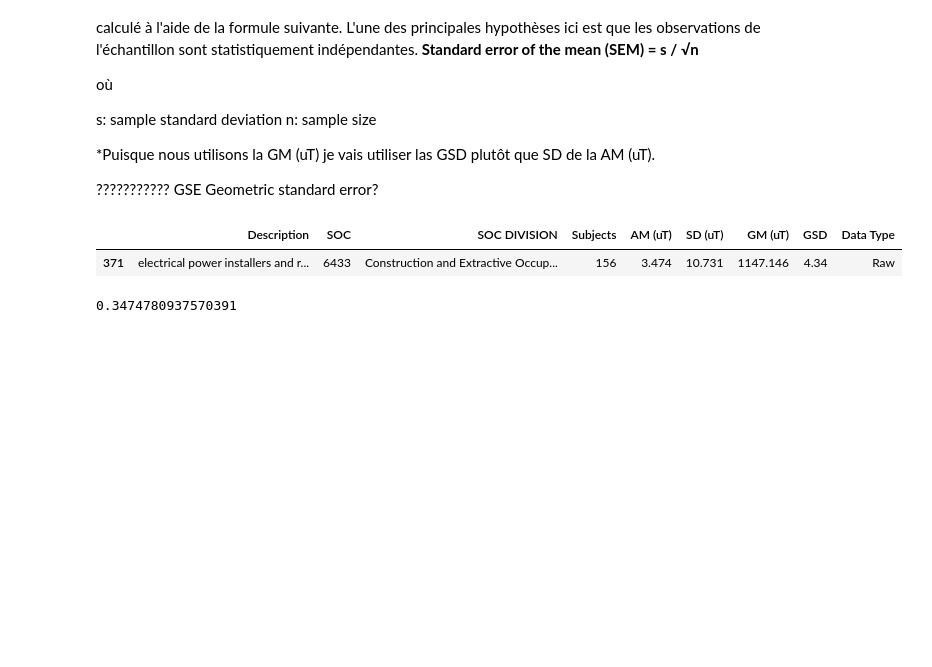
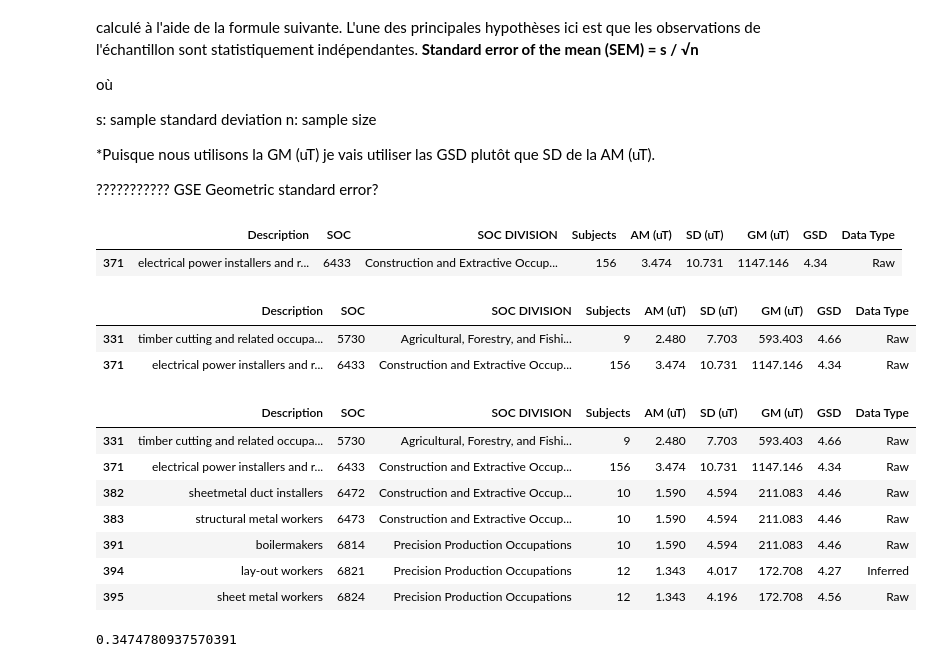
Before and after one commit to BilitisPrudhomme/BilitisPrudhomme, a Jupyter notebook: Coding_EMF_project_RevFinal.ipynb, the cells around one changed output. Drawn from its saved outputs; the diff is of its cells as text; code cells hidden in the pictures; blank space fills up the shorter version.

```diff
--- a/Coding_EMF_project_RevFinal.ipynb
+++ b/Coding_EMF_project_RevFinal.ipynb
@@ -482,12 +482,31 @@ s: sample standard deviation n: sample size
 *Puisque nous utilisons la GM (uT) je vais utiliser las GSD plutôt que SD de la AM (uT).
 
 ??????????? GSE Geometric standard error?
+# %%
+#Liste des ocupations plus grande ou égale à la limite d'exposition aux champs magnétiques  en micro tesla (uT), selon les recommandations de ICNIRP
+df[df['GM (uT)'] >= 1000]
+# %% [output]
+|  | Description | SOC | SOC DIVISION | Subjects | AM (uT) | SD (uT) | GM (uT) | GSD | Data Type |
+| 371 | electrical power installers and r... | 6433 | Construction and Extractive Occup... | 156 | 3.474 | 10.731 | 1147.146 | 4.34 | Raw |
+# %%
+#Liste des ocupations plus grande ou égale à la limite d'exposition aux champs magnétiques  en micro tesla (uT), selon les limites d'exposition l'OMS pour la Finlande.
+df[df['GM (uT)'] >= 500]
+# %% [output]
+|  | Description | SOC | SOC DIVISION | Subjects | AM (uT) | SD (uT) | GM (uT) | GSD | Data Type |
+| 331 | timber cutting and related occupa... | 5730 | Agricultural, Forestry, and Fishi... | 9 | 2.480 | 7.703 | 593.403 | 4.66 | Raw |
+| 371 | electrical power installers and r... | 6433 | Construction and Extractive Occup... | 156 | 3.474 | 10.731 | 1147.146 | 4.34 | Raw |
 # %%
 #Accès au ligne selon une condition
-df[df['GM (uT)'] >= 1000]
+df[df['GM (uT)'] >= 100]
 # %% [output]
 |  | Description | SOC | SOC DIVISION | Subjects | AM (uT) | SD (uT) | GM (uT) | GSD | Data Type |
+| 331 | timber cutting and related occupa... | 5730 | Agricultural, Forestry, and Fishi... | 9 | 2.480 | 7.703 | 593.403 | 4.66 | Raw |
 | 371 | electrical power installers and r... | 6433 | Construction and Extractive Occup... | 156 | 3.474 | 10.731 | 1147.146 | 4.34 | Raw |
+| 382 | sheetmetal duct installers | 6472 | Construction and Extractive Occup... | 10 | 1.590 | 4.594 | 211.083 | 4.46 | Raw |
+| 383 | structural metal workers | 6473 | Construction and Extractive Occup... | 10 | 1.590 | 4.594 | 211.083 | 4.46 | Raw |
+| 391 | boilermakers | 6814 | Precision Production Occupations | 10 | 1.590 | 4.594 | 211.083 | 4.46 | Raw |
+| 394 | lay-out workers | 6821 | Precision Production Occupations | 12 | 1.343 | 4.017 | 172.708 | 4.27 | Inferred |
+| 395 | sheet metal workers | 6824 | Precision Production Occupations | 12 | 1.343 | 4.196 | 172.708 | 4.56 | Raw |
 # %%
 #Sem s: sample standard deviation= GSD=4.34  n: sample size= 156
 sem = 4.34 / np.sqrt(156)
```
Also changed, not shown: parts of 7 cells of this notebook.
